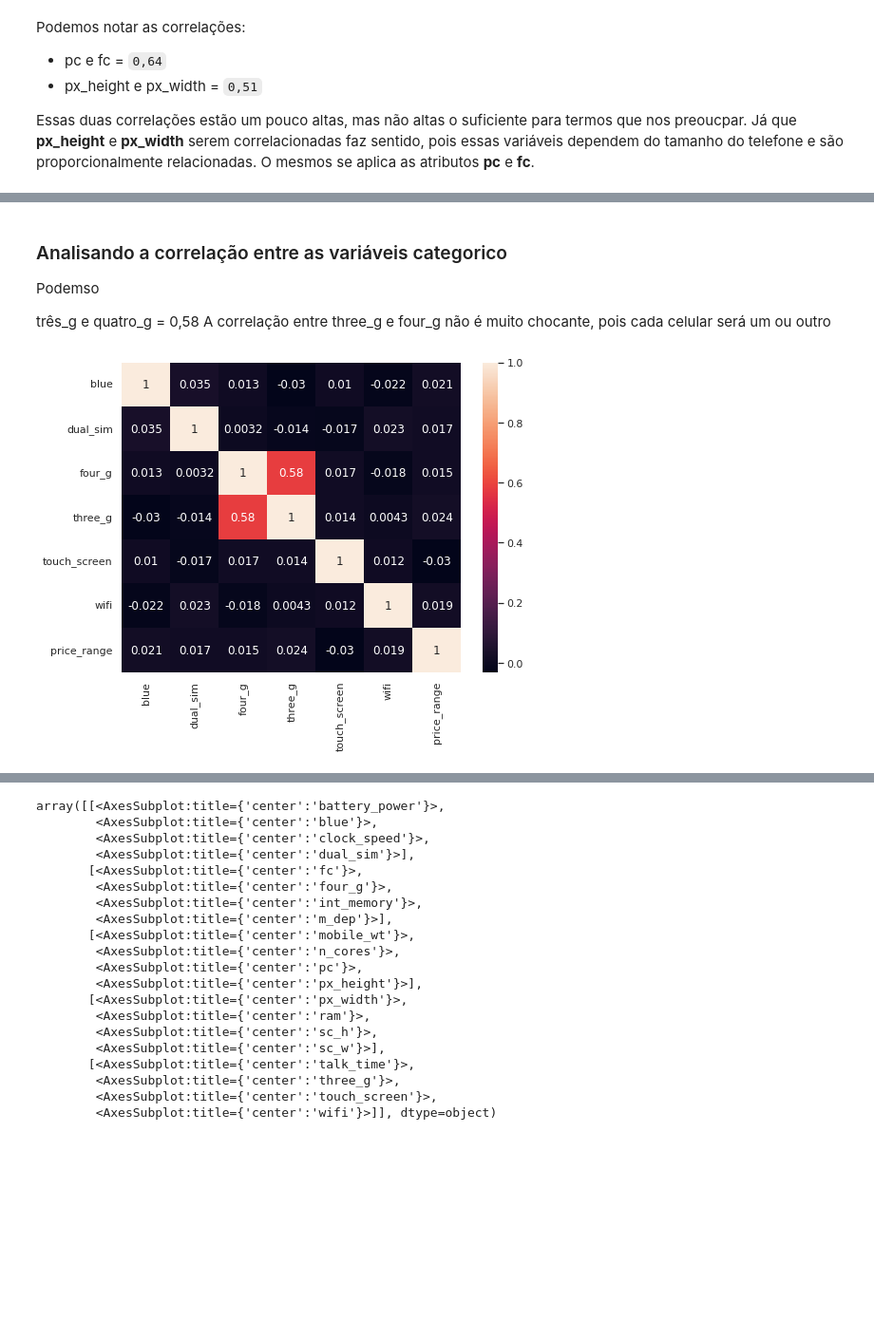
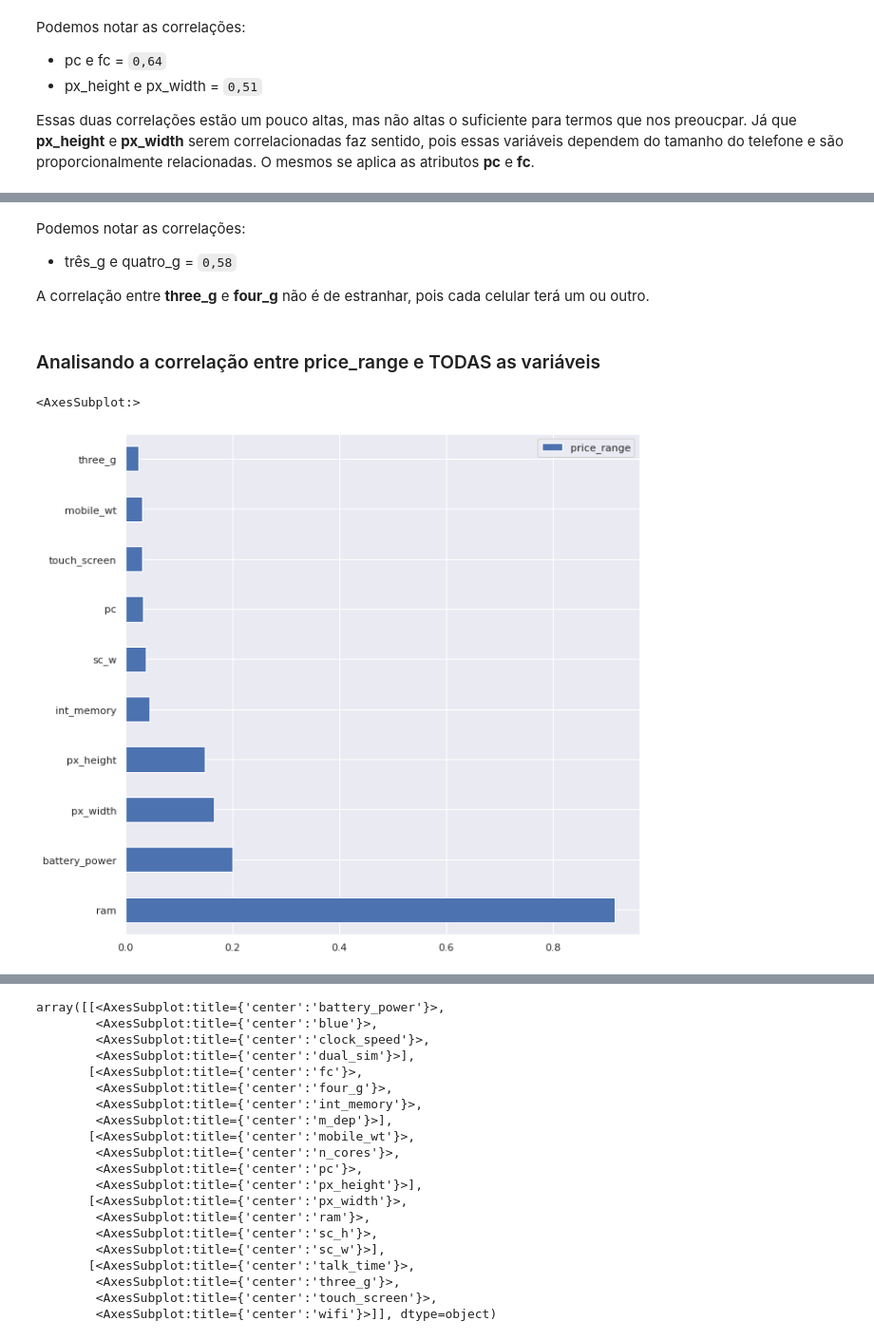
Before and after one commit to MarcosEduard0/Intelig-ncia-Artificial, a Jupyter notebook: Trabalho 2 Arvore de Decisao/teste.ipynb, the cells around one changed output, grey strips where cells are left out. Shown at 95% size. Cells and saved outputs as stored; diff of their text form; code cells hidden in the pictures; blank space fills up the shorter version.

```diff
--- a/Trabalho 2 Arvore de Decisao/teste.ipynb
+++ b/Trabalho 2 Arvore de Decisao/teste.ipynb
@@ -194,19 +122,14 @@ Essas duas correlações estão um pouco altas, mas não altas o suficiente para
 # %% [markdown]
-### Analisando a correlação entre as variáveis categorico
+Podemos notar as correlações:
 
-Podemso
+- três_g e quatro_g = ``0,58``
 
-três_g e quatro_g = 0,58
-A correlação entre three_g e four_g não é muito chocante, pois cada celular será um ou outro
+A correlação entre **three_g** e **four_g** não é de estranhar, pois cada celular terá um ou outro.
-# %%
-data_categorical = df.drop(['battery_power','clock_speed','fc','int_memory','m_dep','mobile_wt','n_cores',
-                   'px_height','px_width','pc','ram','sc_h','sc_w', 'talk_time'],axis=1)
-
-#Check correlation heat map for categorical variables
-sns.heatmap(data=data_categorical.corr(), annot=True)
-
-fig=plt.gcf()
-fig.set_size_inches(8,6)
-plt.show()
-# %% [output]
-[figure, removed]
+# %% [markdown]
+### Analisando a correlação entre price_range e TODAS as variáveis
+# %%
+correlacao = np.absolute(df.corr()['price_range']).sort_values(ascending=False).head(11).to_frame().drop('price_range')
+correlacao.plot.barh(y='price_range',figsize = (10,10))
+# %% [output]
+<AxesSubplot:>
+[figure, added]
```
Also changed, not shown: parts of 14 cells of this notebook.
